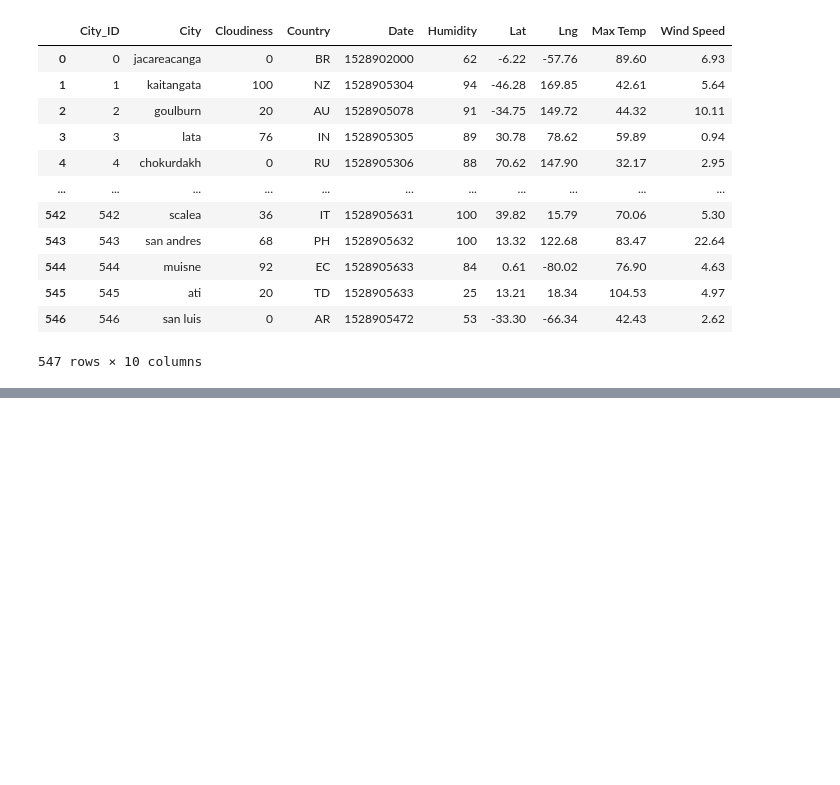
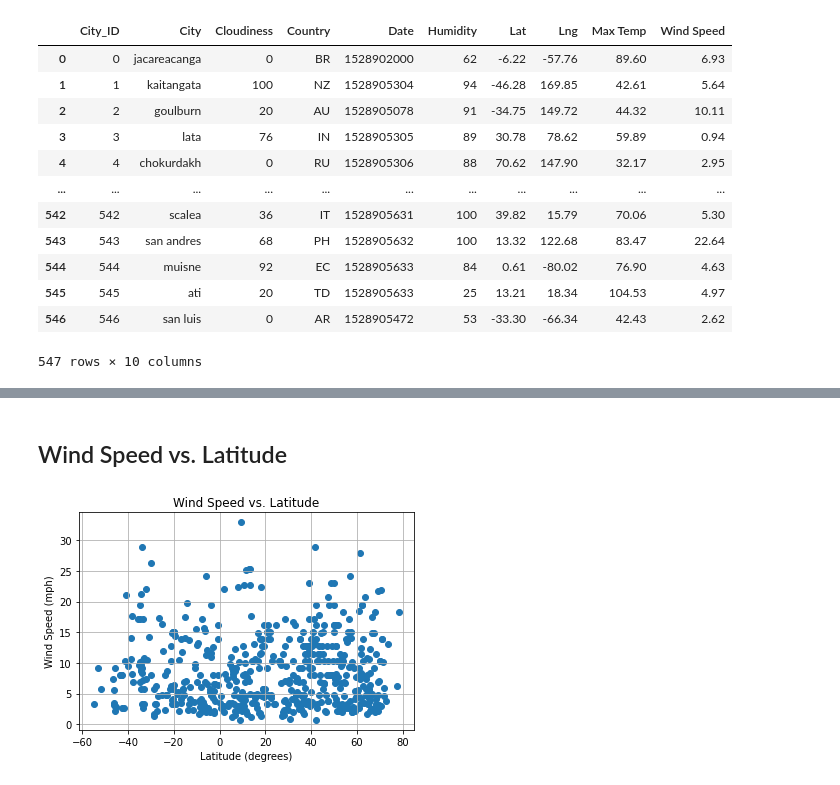
Before and after one commit to SamEspe/web-design-challenge, a Jupyter notebook: Resources/CSV_to_HTML_Conversion.ipynb, the cells around one changed output, grey strips where cells are left out. Drawn from its saved outputs; the diff is of its cells as text; code cells hidden in the pictures; blank space fills up the shorter version.

```diff
--- a/Resources/CSV_to_HTML_Conversion.ipynb
+++ b/Resources/CSV_to_HTML_Conversion.ipynb
@@ -22,0 +74,15 @@ with open('cities.html', 'w') as cities_html:
+# %% [markdown]
+## Wind Speed vs. Latitude
+# %%
+y_axis_wind = cities_df["Wind Speed"]
+
+plt.scatter(x_axis_lat, y_axis_wind)
+plt.title("Wind Speed vs. Latitude")
+plt.xlabel("Latitude (degrees)")
+plt.ylabel("Wind Speed (mph)")
+plt.grid(True)
+
+plt.savefig("../assets/images/wind_speed.png")
+plt.show()
+# %% [output]
+[figure, added]
```
Also changed, not shown: parts of 9 cells of this notebook, 4 other files.
